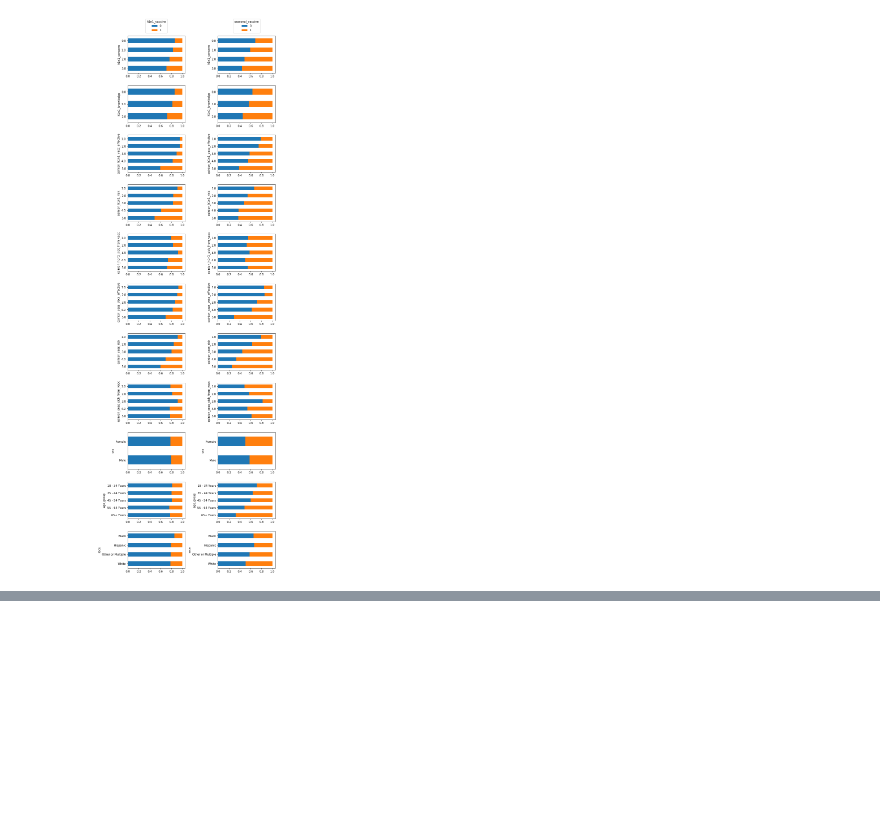
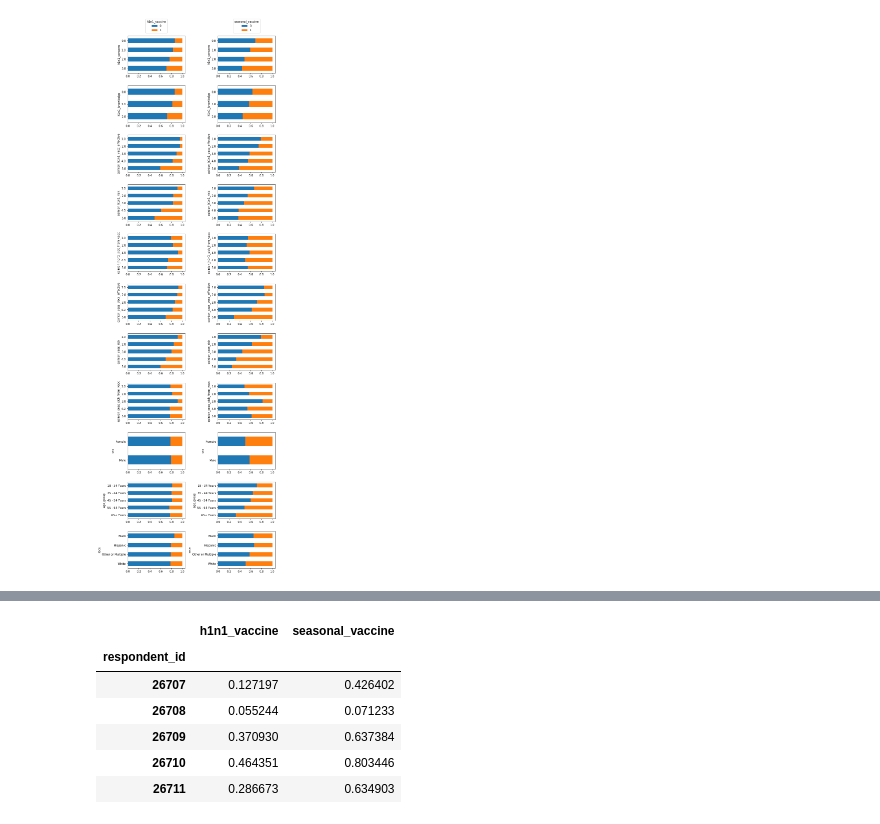
Before and after one commit to JamesMokua/Flu-Shot-Learning-Predict-H1N1-and-Seasonal-Flu-Vaccines, a Jupyter notebook: Flu_test2.ipynb, the cells around one changed output, grey strips where cells are left out. Drawn from its saved outputs; the diff is of its cells as text; code cells hidden in the pictures; blank space fills up the shorter version.

```diff
--- a/Flu_test2.ipynb
+++ b/Flu_test2.ipynb
@@ -226,0 +393,6 @@ fig.tight_layout()
+# %%
+%%time
+
+full_pipeline.fit(features_df, labels_df)
+
+None   # So we don't print out the whole pipeline representation
@@ -226,0 +401,6 @@ fig.tight_layout()
+# %%
+test_features_df = pd.read_csv("test_set_features.csv",
+                               index_col="respondent_id")
+# %%
+test_probas = full_pipeline.predict_proba(test_features_df)
+test_probas
@@ -226,0 +435,18 @@ fig.tight_layout()
+# %%
+# Make sure we have the rows in the same order
+np.testing.assert_array_equal(test_features_df.index.values,
+                              submission_df.index.values)
+
+# Save predictions to submission data frame
+submission_df["h1n1_vaccine"] = test_probas[0][:, 1]
+submission_df["seasonal_vaccine"] = test_probas[1][:, 1]
+
+submission_df.head()
+# %% [output]
+|  | h1n1_vaccine | seasonal_vaccine |
+| respondent_id |  |  |
+| 26707 | 0.127197 | 0.426402 |
+| 26708 | 0.055244 | 0.071233 |
+| 26709 | 0.370930 | 0.637384 |
+| 26710 | 0.464351 | 0.803446 |
+| 26711 | 0.286673 | 0.634903 |
```
Also changed, not shown: parts of 18 cells of this notebook, 2 other files.
